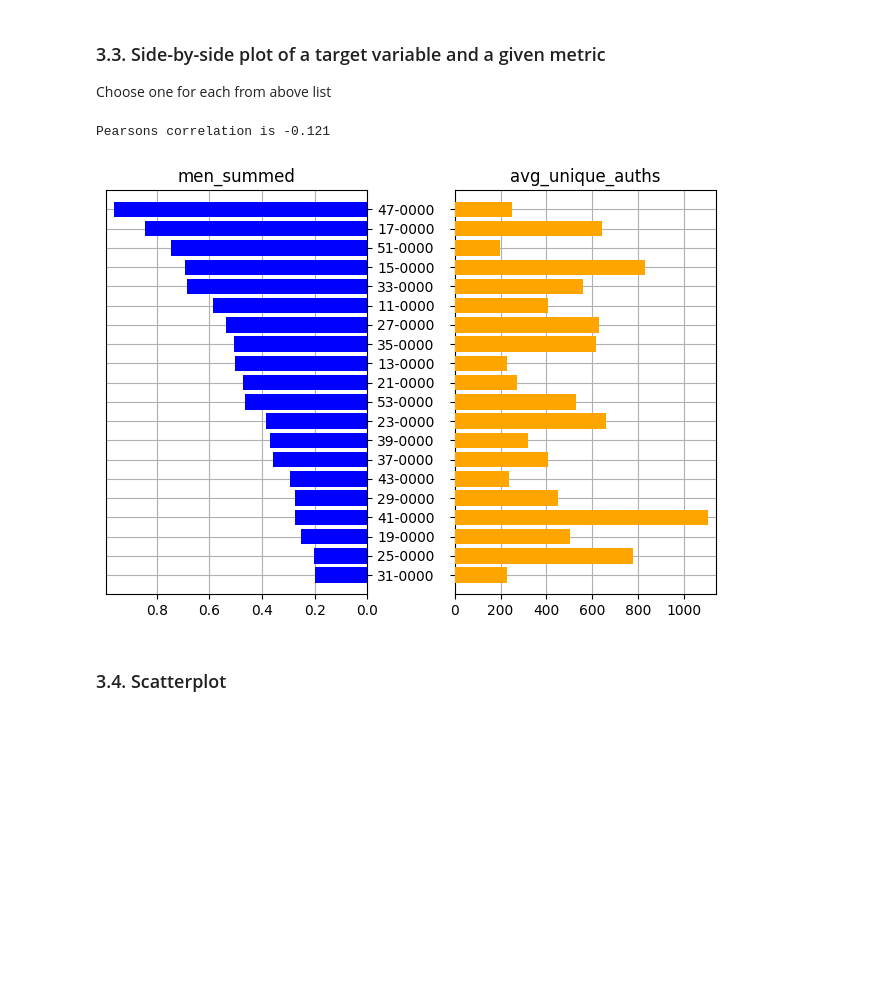
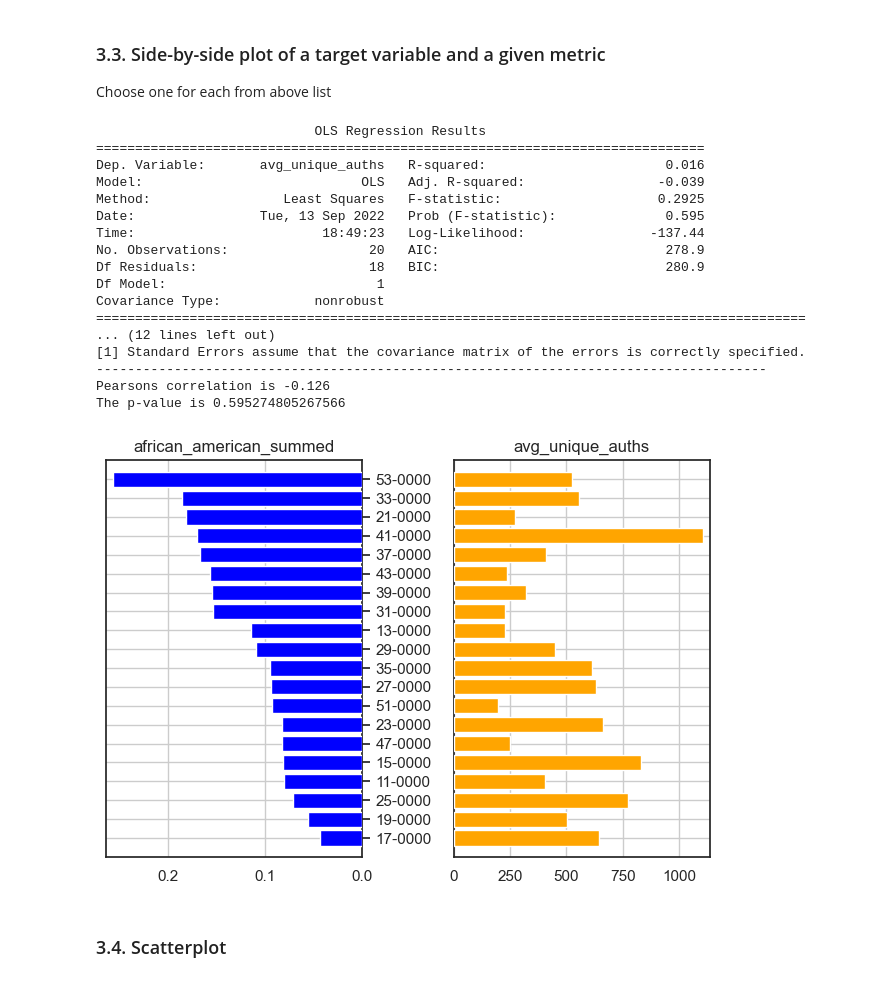
Before and after one commit to digital-scrappy/wikipedia-revisions, a Jupyter notebook: Analysis/MAJOR_gender_race_analysis.ipynb, the cells around one changed output. Cells and saved outputs as stored; diff of their text form; code cells hidden in the pictures; blank space fills up the shorter version.

```diff
--- a/Analysis/MAJOR_gender_race_analysis.ipynb
+++ b/Analysis/MAJOR_gender_race_analysis.ipynb
@@ -71,6 +73,7 @@ The number of entries: 798
 for i in ["men", "women", "white", "non_hispanic_white", "african_american", "asian", "hispanic"]:
     new_col_name = i + "_summed"
     sum_up_attributes(i, new_col_name, df)
+    df[new_col_name] = df[new_col_name].astype(float)
 
 df_major = df.loc[df['occ_group'] == "major"] # only majors -> redundant as above code removes non-major anyways
 # %%
@@ -134,12 +137,32 @@ list(df_major.columns[-14:]) # all possible target_variables
 Choose one for each from above list
 # %%
 wiki_metric_var = "avg_unique_auths"
-race_gender_var = "men_summed"
+race_gender_var = "african_american_summed"
+
+results = smf.ols((str(wiki_metric_var) + " ~ " + str(race_gender_var)), data=df_major).fit()
+print(results.summary())
+print("--------------------------------------------------------------------------------------")
 
 viz_sideways(df_major, race_gender_var, wiki_metric_var)
 # %% [output]
-Pearsons correlation is -0.121
+                            OLS Regression Results
+==============================================================================
+Dep. Variable:       avg_unique_auths   R-squared:                       0.016
+Model:                            OLS   Adj. R-squared:                 -0.039
+Method:                 Least Squares   F-statistic:                    0.2925
+Date:                Tue, 13 Sep 2022   Prob (F-statistic):              0.595
+Time:                        18:49:23   Log-Likelihood:                -137.44
+No. Observations:                  20   AIC:                             278.9
+Df Residuals:                      18   BIC:                             280.9
+Df Model:                           1
+Covariance Type:            nonrobust
+===========================================================================================
+... (12 lines left out)
+[1] Standard Errors assume that the covariance matrix of the errors is correctly specified.
+--------------------------------------------------------------------------------------
+Pearsons correlation is -0.126
+The p-value is 0.595274805267566
-[figure, old version]
+[figure, new version]
 # %% [markdown]
 ### 3.4. Scatterplot
 # %%
```
Also changed, not shown: parts of 7 cells of this notebook, 1 other file.
